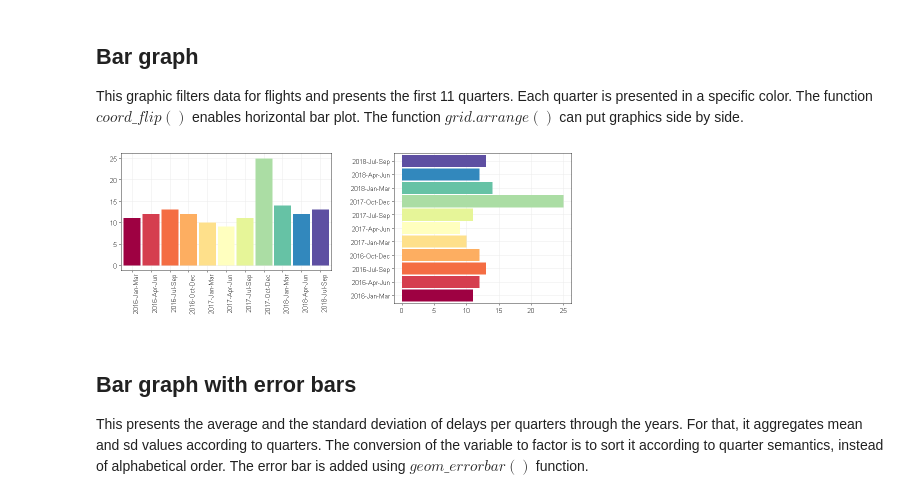
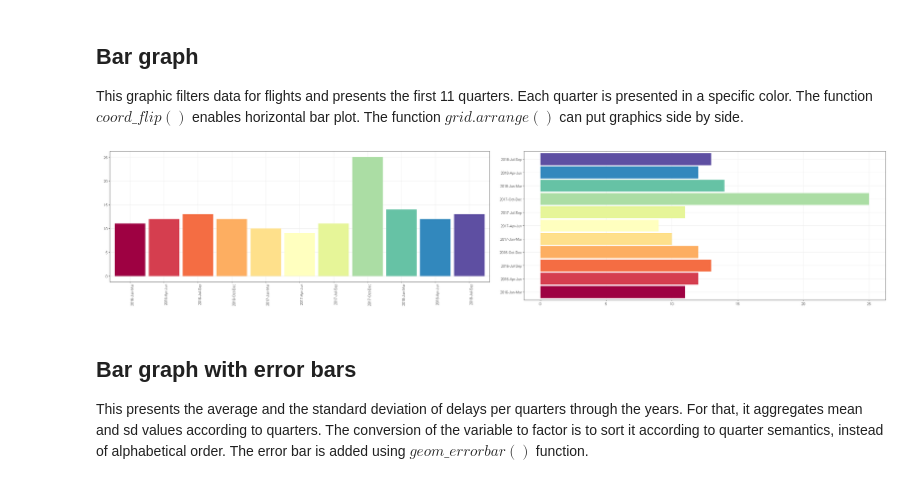
Before and after one commit to eogasawara/mylibrary, a Jupyter notebook: Graphic.ipynb, the cells around one changed output. Drawn from its saved outputs; the diff is of its cells as text; code cells hidden in the pictures.

```diff
--- a/Graphic.ipynb
+++ b/Graphic.ipynb
@@ -139,13 +121,13 @@ The function $grid.arrange()$ can put graphics side by side.
 # %%
 grf <- plot.bar(data[1:11,] %>% filter(variable=='Flights') %>% select(variable=x, value=value), colors=col_set)
 grfA <- grf + theme(axis.text.x = element_text(angle=90, hjust=1))
 grfB <- grf + coord_flip()
 
-plot_size(8, 3)
+plot_size(24, 5)
 grid.arrange(grfA, grfB, ncol=2)
-plot_size(4, 3)
+plot_size(12, 5)
 # %% [output]
-[figure, old version]
+[figure, new version]
 # %% [markdown]
 ## Bar graph with error bars
 This presents the average and the standard deviation of delays per quarters through the years.
```
Also changed, not shown: parts of 16 cells of this notebook, 5 other files.
